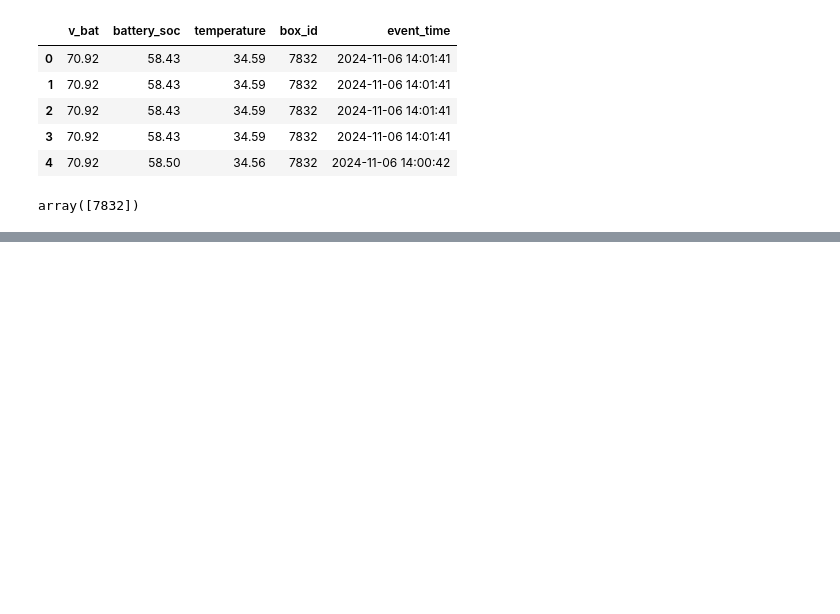
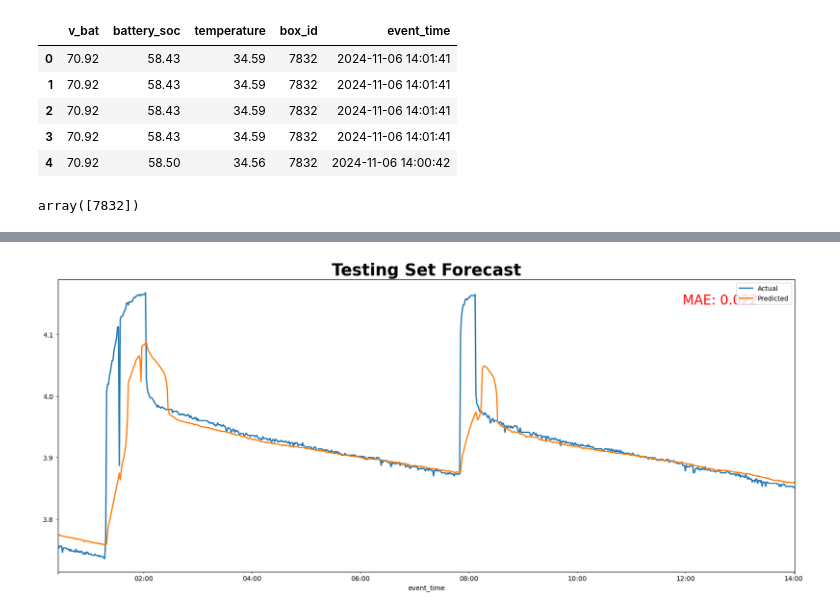
Before and after one commit to aenodehi/Time_Series_Track, a Jupyter notebook: TimeSeriesTrack_DNN.ipynb, the cells around one changed output, grey strips where cells are left out. Cells and saved outputs as stored; diff of their text form; code cells hidden in the pictures; blank space fills up the shorter version.

```diff
--- a/TimeSeriesTrack_DNN.ipynb
+++ b/TimeSeriesTrack_DNN.ipynb
@@ -29,0 +239,2 @@ array([7832])
+# %%
+results = np.array(forecast).squeeze()
@@ -29,0 +245,19 @@ array([7832])
+# %%
+forecast_series = vol_test['vol'].values
+
+# Prepare sliding windows
+num_windows = len(forecast_series) - window_size
+all_windows = np.array([forecast_series[i:i + window_size] for i in range(num_windows)])
+all_windows = np.expand_dims(all_windows, axis=-1)  # Shape: (num_windows, 720, 1)
+
+# Perform batch predictions
+# results = dnn_model.predict(all_windows).squeeze()  # Shape: (num_windows,)
+
+# Truncate vol_test to align with predictions
+# vol_test_truncated = vol_test.iloc[window_size:]
+vol_test_truncated = vol_test.iloc[window_size:].copy()  # Use .copy() to avoid a view# Drop the first window_size rows
+vol_test_truncated.loc[:, 'Pred'] = results
+# vol_test_truncated['Pred'] = results
+
+# Display or analyze the results
+print(vol_test_truncated.head())
@@ -29,0 +280,22 @@ array([7832])
+# %%
+from sklearn.metrics import mean_absolute_error
+
+# Compute MAE using the truncated DataFrame
+mae = round(mean_absolute_error(vol_test_truncated['vol'], vol_test_truncated['Pred']), 3)
+
+# Plot actual vs. predicted values
+plt.figure(figsize=(20, 8))
+
+vol_test_truncated['vol'].plot(label='Actual', linewidth=2)
+vol_test_truncated['Pred'].plot(label='Predicted', linewidth=2)
+
+# Add MAE as text annotation
+plt.text(0.95, 0.95, f'MAE: {mae}', fontsize=20, color='red', transform=plt.gca().transAxes,
+         horizontalalignment='right', verticalalignment='top')
+
+# Customize plot
+plt.title('Testing Set Forecast', weight='bold', fontsize=25)
+plt.legend()
+plt.show()
+# %% [output]
+[figure, added]
```
Also changed, not shown: parts of 24 cells of this notebook.
